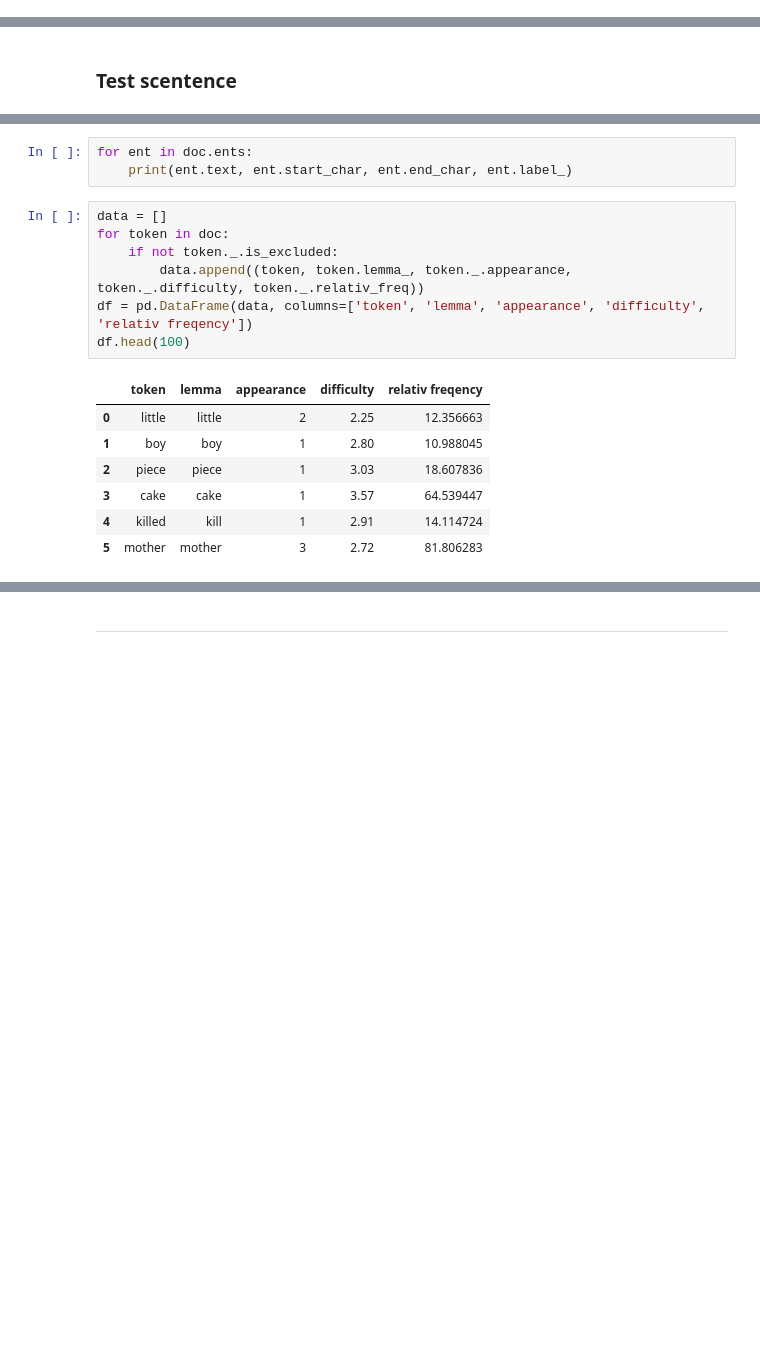
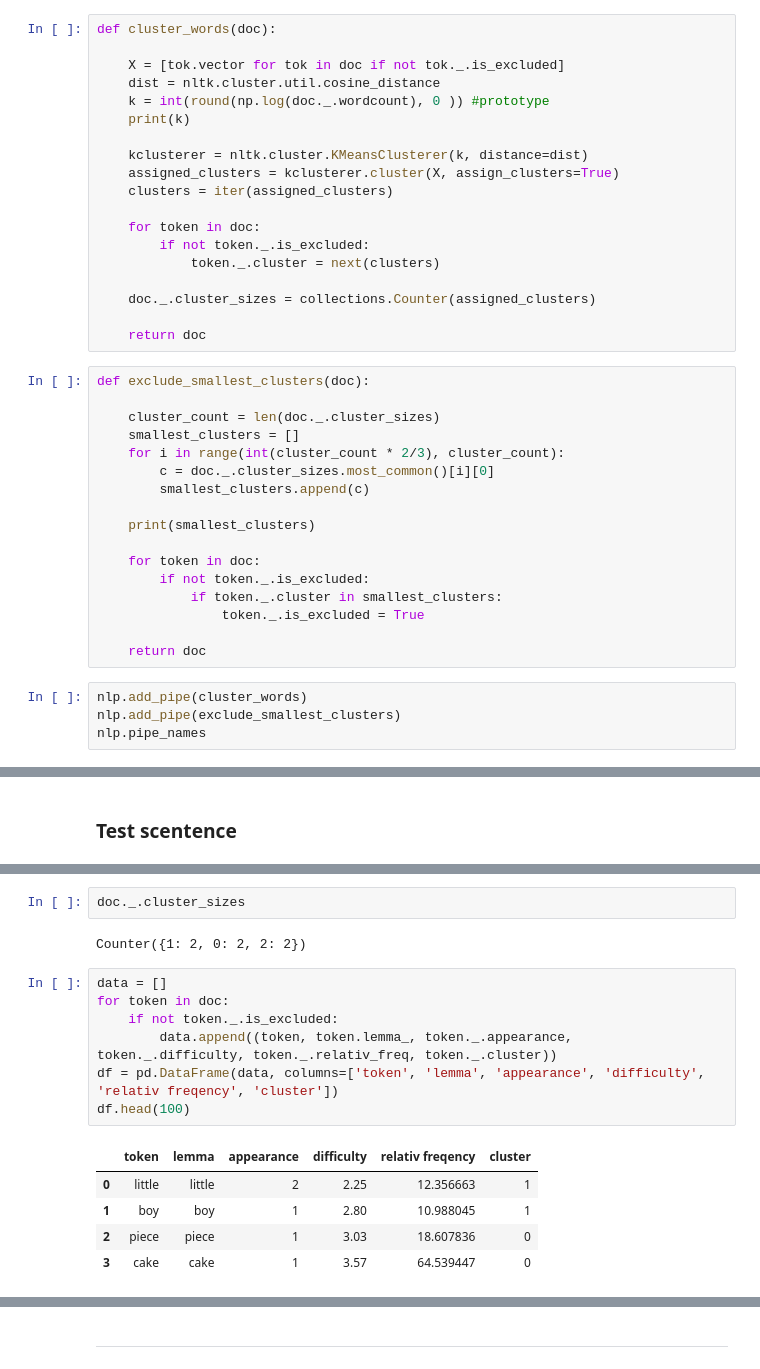
Before and after one commit to OshFrosch/Vocabulary-Predictor, a Jupyter notebook: src/notebooks/First Project Pipeline.ipynb, the cells around one changed output, grey strips where cells are left out. Cells and saved outputs as stored; diff of their text form; blank space fills up the shorter version.

```diff
--- a/src/notebooks/First Project Pipeline.ipynb
+++ b/src/notebooks/First Project Pipeline.ipynb
@@ -221,0 +229,40 @@ nlp.pipe_names
+# %%
+def cluster_words(doc):
+
+    X = [tok.vector for tok in doc if not tok._.is_excluded]
+    dist = nltk.cluster.util.cosine_distance
+    k = int(round(np.log(doc._.wordcount), 0 )) #prototype
+    print(k)
+
+    kclusterer = nltk.cluster.KMeansClusterer(k, distance=dist)
+    assigned_clusters = kclusterer.cluster(X, assign_clusters=True)
+    clusters = iter(assigned_clusters)
+
+    for token in doc:
+        if not token._.is_excluded:
+            token._.cluster = next(clusters)
+
+    doc._.cluster_sizes = collections.Counter(assigned_clusters)
+
+    return doc
+# %%
+def exclude_smallest_clusters(doc):
+
+    cluster_count = len(doc._.cluster_sizes)
+    smallest_clusters = []
+    for i in range(int(cluster_count * 2/3), cluster_count):
+        c = doc._.cluster_sizes.most_common()[i][0]
+        smallest_clusters.append(c)
+
+    print(smallest_clusters)
+
+    for token in doc:
+        if not token._.is_excluded:
+            if token._.cluster in smallest_clusters:
+                token._.is_excluded = True
+
+    return doc
+# %%
+nlp.add_pipe(cluster_words)
+nlp.add_pipe(exclude_smallest_clusters)
+nlp.pipe_names
@@ -232,21 +293,20 @@ doc = nlp("Hi I'm a little little boy. Get me a piece of cake or I'll killed you
-# %%
-for ent in doc.ents:
-    print(ent.text, ent.start_char, ent.end_char, ent.label_)
+# %%
+doc._.cluster_sizes
+# %% [output]
+Counter({1: 2, 0: 2, 2: 2})
 # %%
 data = []
 for token in doc:
     if not token._.is_excluded:
-        data.append((token, token.lemma_, token._.appearance, token._.difficulty, token._.relativ_freq))
-df = pd.DataFrame(data, columns=['token', 'lemma', 'appearance', 'difficulty', 'relativ freqency'])
+        data.append((token, token.lemma_, token._.appearance, token._.difficulty, token._.relativ_freq, token._.cluster))
+df = pd.DataFrame(data, columns=['token', 'lemma', 'appearance', 'difficulty', 'relativ freqency', 'cluster'])
 df.head(100)
 # %% [output]
-|  | token | lemma | appearance | difficulty | relativ freqency |
-| 0 | little | little | 2 | 2.25 | 12.356663 |
-| 1 | boy | boy | 1 | 2.80 | 10.988045 |
-| 2 | piece | piece | 1 | 3.03 | 18.607836 |
-| 3 | cake | cake | 1 | 3.57 | 64.539447 |
-| 4 | killed | kill | 1 | 2.91 | 14.114724 |
-| 5 | mother | mother | 3 | 2.72 | 81.806283 |
+|  | token | lemma | appearance | difficulty | relativ freqency | cluster |
+| 0 | little | little | 2 | 2.25 | 12.356663 | 1 |
+| 1 | boy | boy | 1 | 2.80 | 10.988045 | 1 |
+| 2 | piece | piece | 1 | 3.03 | 18.607836 | 0 |
+| 3 | cake | cake | 1 | 3.57 | 64.539447 | 0 |
 # %%
 df.sort_values(by=['difficulty'], ascending=False)
 # %% [output]
```
Also changed, not shown: parts of 19 cells of this notebook.
